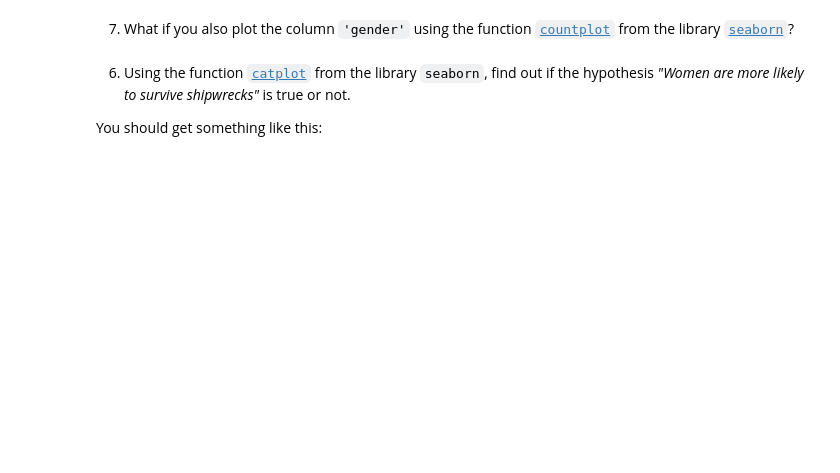
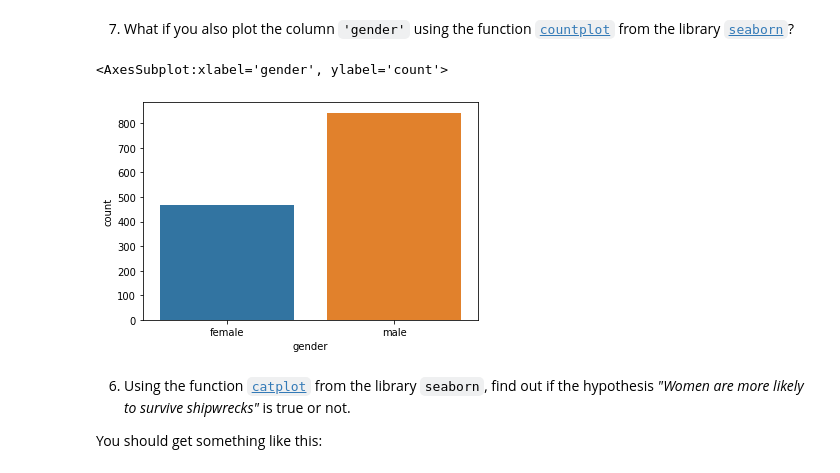
Before and after one commit to JoseKuru/bootcamp, a Jupyter notebook: week6_EDA_streamlit/day3_webscraping/Titanic/2_Titanic-Visualisation.ipynb, the cells around one changed output. Cells and saved outputs as stored; diff of their text form; code cells hidden in the pictures; blank space fills up the shorter version.

```diff
--- a/week6_EDA_streamlit/day3_webscraping/Titanic/2_Titanic-Visualisation.ipynb
+++ b/week6_EDA_streamlit/day3_webscraping/Titanic/2_Titanic-Visualisation.ipynb
@@ -78,3 +76,9 @@ Use `sns.histplot()` for that aim.
+# %%
+fig, ax = plt.subplots()
+sns.countplot(ax=ax, data=titanic, x='gender')
+# %% [output]
+<AxesSubplot:xlabel='gender', ylabel='count'>
+[figure, added]
 # %% [markdown]
 6. Using the function [`catplot`](https://seaborn.pydata.org/generated/seaborn.catplot.html) from the library `seaborn`, find out if the hypothesis _"Women are more likely to survive shipwrecks"_ is true or not.
 
```
Also changed, not shown: parts of 28 cells of this notebook, 3 other files.
